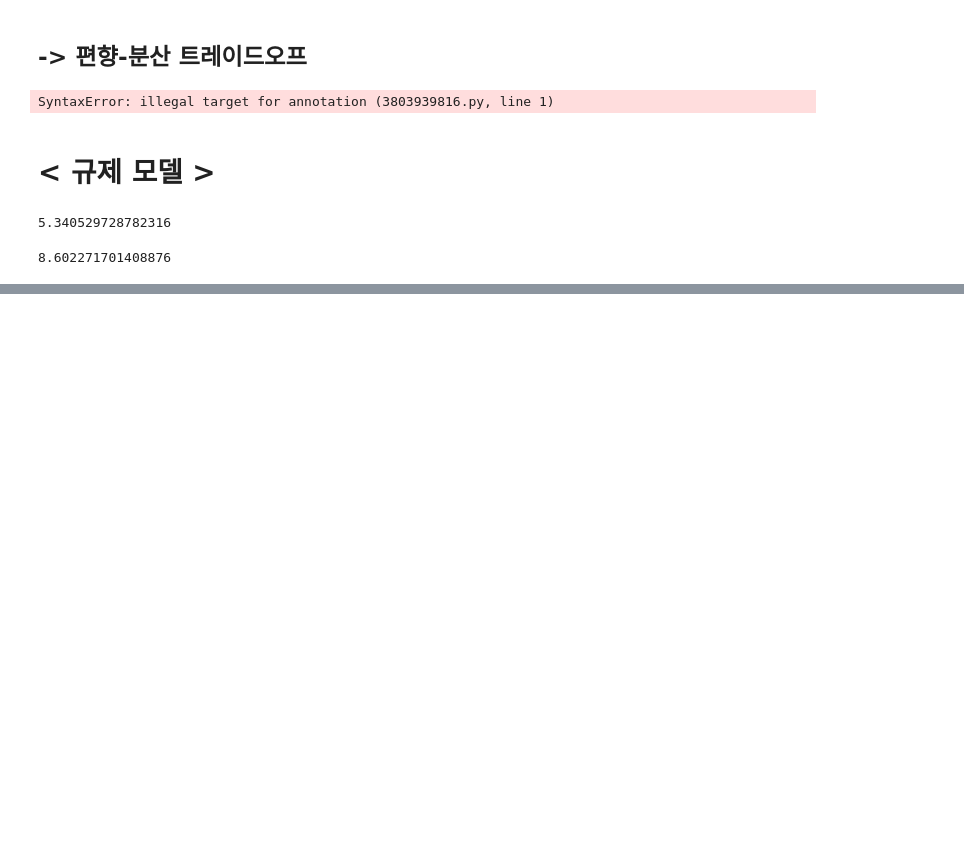
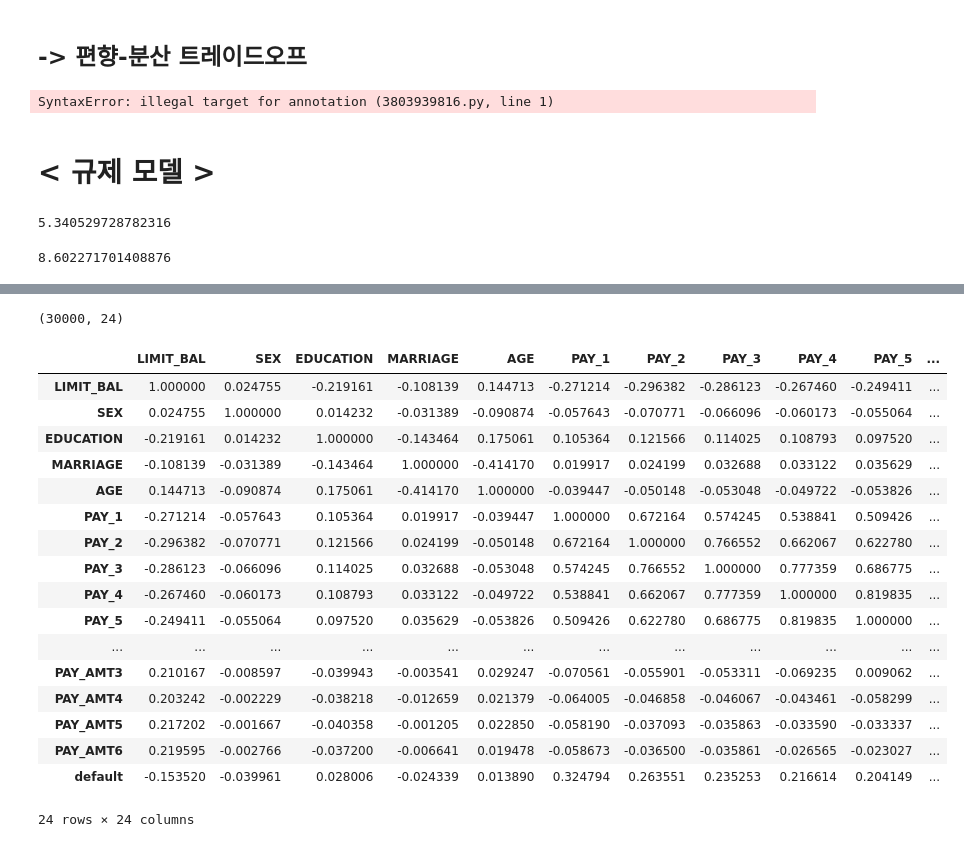
Before and after one commit to zzwony/Start_0920, a Jupyter notebook: 머신러닝.ipynb, the cells around one changed output, grey strips where cells are left out. Cells and saved outputs as stored; diff of their text form; code cells hidden in the pictures; blank space fills up the shorter version.

```diff
--- a/머신러닝.ipynb
+++ b/머신러닝.ipynb
@@ -2191,0 +2446,3 @@ np.mean(rmse)
+# %%
+df = pd.read_excel('default of credit card clients.xls', header = 1, sheet_name = 'Data').iloc[:,1:]
+df
@@ -2191,0 +2463,29 @@ np.mean(rmse)
+# %%
+df.shape
+# %% [output]
+(30000, 24)
+# %%
+df.rename(columns={'PAY_0':'PAY_1','default payment next month':'default'}, inplace=True)
+y_target = df['default']
+X_features = df.drop('default', axis=1)
+# %%
+df.corr()  # 서로간의 상관도를 보여준다.
+# %% [output]
+|  | LIMIT_BAL | SEX | EDUCATION | MARRIAGE | AGE | PAY_1 | PAY_2 | PAY_3 | PAY_4 | PAY_5 | ... |
+| LIMIT_BAL | 1.000000 | 0.024755 | -0.219161 | -0.108139 | 0.144713 | -0.271214 | -0.296382 | -0.286123 | -0.267460 | -0.249411 | ... |
+| SEX | 0.024755 | 1.000000 | 0.014232 | -0.031389 | -0.090874 | -0.057643 | -0.070771 | -0.066096 | -0.060173 | -0.055064 | ... |
+| EDUCATION | -0.219161 | 0.014232 | 1.000000 | -0.143464 | 0.175061 | 0.105364 | 0.121566 | 0.114025 | 0.108793 | 0.097520 | ... |
+| MARRIAGE | -0.108139 | -0.031389 | -0.143464 | 1.000000 | -0.414170 | 0.019917 | 0.024199 | 0.032688 | 0.033122 | 0.035629 | ... |
+| AGE | 0.144713 | -0.090874 | 0.175061 | -0.414170 | 1.000000 | -0.039447 | -0.050148 | -0.053048 | -0.049722 | -0.053826 | ... |
+| PAY_1 | -0.271214 | -0.057643 | 0.105364 | 0.019917 | -0.039447 | 1.000000 | 0.672164 | 0.574245 | 0.538841 | 0.509426 | ... |
+| PAY_2 | -0.296382 | -0.070771 | 0.121566 | 0.024199 | -0.050148 | 0.672164 | 1.000000 | 0.766552 | 0.662067 | 0.622780 | ... |
+| PAY_3 | -0.286123 | -0.066096 | 0.114025 | 0.032688 | -0.053048 | 0.574245 | 0.766552 | 1.000000 | 0.777359 | 0.686775 | ... |
+| PAY_4 | -0.267460 | -0.060173 | 0.108793 | 0.033122 | -0.049722 | 0.538841 | 0.662067 | 0.777359 | 1.000000 | 0.819835 | ... |
+| PAY_5 | -0.249411 | -0.055064 | 0.097520 | 0.035629 | -0.053826 | 0.509426 | 0.622780 | 0.686775 | 0.819835 | 1.000000 | ... |
+| ... | ... | ... | ... | ... | ... | ... | ... | ... | ... | ... | ... |
+| PAY_AMT3 | 0.210167 | -0.008597 | -0.039943 | -0.003541 | 0.029247 | -0.070561 | -0.055901 | -0.053311 | -0.069235 | 0.009062 | ... |
+| PAY_AMT4 | 0.203242 | -0.002229 | -0.038218 | -0.012659 | 0.021379 | -0.064005 | -0.046858 | -0.046067 | -0.043461 | -0.058299 | ... |
+| PAY_AMT5 | 0.217202 | -0.001667 | -0.040358 | -0.001205 | 0.022850 | -0.058190 | -0.037093 | -0.035863 | -0.033590 | -0.033337 | ... |
+| PAY_AMT6 | 0.219595 | -0.002766 | -0.037200 | -0.006641 | 0.019478 | -0.058673 | -0.036500 | -0.035861 | -0.026565 | -0.023027 | ... |
+| default | -0.153520 | -0.039961 | 0.028006 | -0.024339 | 0.013890 | 0.324794 | 0.263551 | 0.235253 | 0.216614 | 0.204149 | ... |
+24 rows × 24 columns
```
Also changed, not shown: parts of 41 cells of this notebook.
